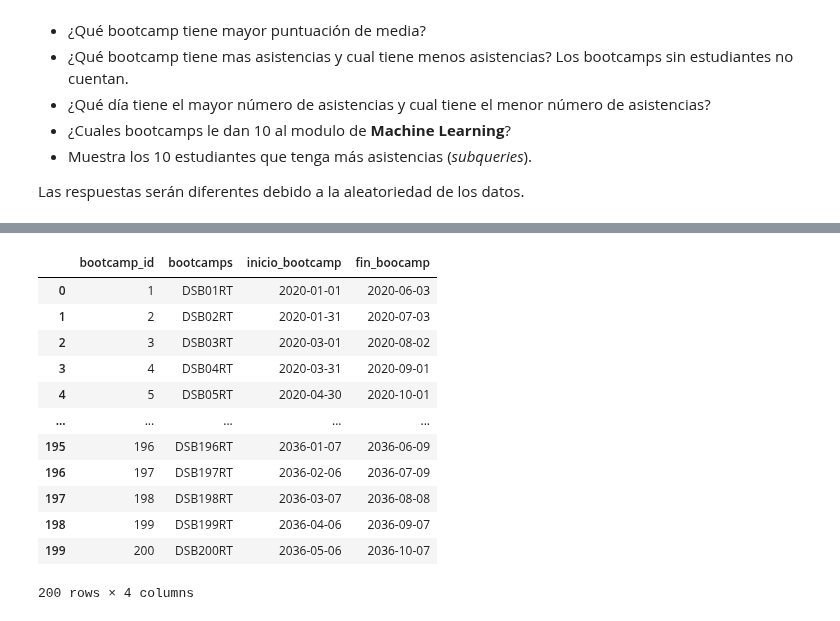
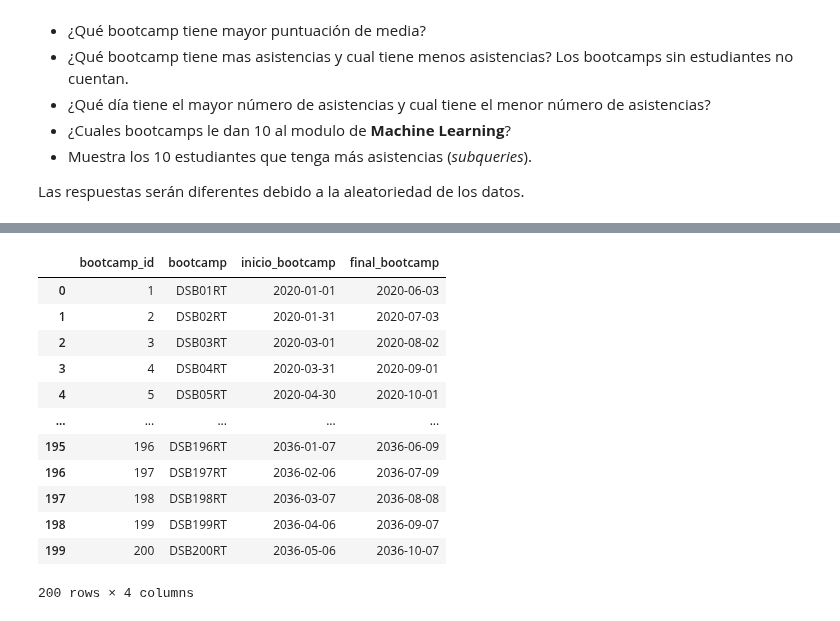
Before and after one commit to ceciorosco/Cecilia-Repositorio, a Jupyter notebook: Modulo 4/02.ejercicio_bootcamps.ipynb, the cells around one changed output, grey strips where cells are left out. Cells and saved outputs as stored; diff of their text form; code cells hidden in the pictures.

```diff
--- a/Modulo 4/02.ejercicio_bootcamps.ipynb
+++ b/Modulo 4/02.ejercicio_bootcamps.ipynb
@@ -208,26 +217,26 @@ df_modulos
 # %%
 #tabla bottcamps: crear datos 200 filas
 from datetime import datetime, timedelta
 bootcamps =[f'DSB0{numero}RT' if numero < 10 else f'DSB{numero}RT' for numero in range(1, 201)]
 
 inicio_bootcamp = [datetime(year=2020, month=1, day=1) + timedelta(days= numero*30)
     for numero in range(200)]
 
 fin_bootcamp = [fecha + timedelta(days=154) for fecha in inicio_bootcamp]
 
 df_bootcamps = pd.DataFrame(
     zip(bootcamps, inicio_bootcamp, fin_bootcamp ),
-    columns=['bootcamps', 'inicio_bootcamp', 'fin_boocamp'])
+    columns=['bootcamp', 'inicio_bootcamp', 'final_bootcamp'])
 
 #generar columna modulo_id y crear columna modulo_id con datos 1,2,3,4
 df_bootcamps = df_bootcamps.reset_index().rename({'index': 'bootcamp_id'}, axis=1)
 df_bootcamps ['bootcamp_id'] = df_bootcamps['bootcamp_id'] +1
 df_bootcamps
 #añadir
 
 #df_modulos
 # %% [output]
-|  | bootcamp_id | bootcamps | inicio_bootcamp | fin_boocamp |
+|  | bootcamp_id | bootcamp | inicio_bootcamp | final_bootcamp |
 | 0 | 1 | DSB01RT | 2020-01-01 | 2020-06-03 |
 | 1 | 2 | DSB02RT | 2020-01-31 | 2020-07-03 |
 | 2 | 3 | DSB03RT | 2020-03-01 | 2020-08-02 |
```
Also changed, not shown: parts of 12 cells of this notebook, 7 other files.
